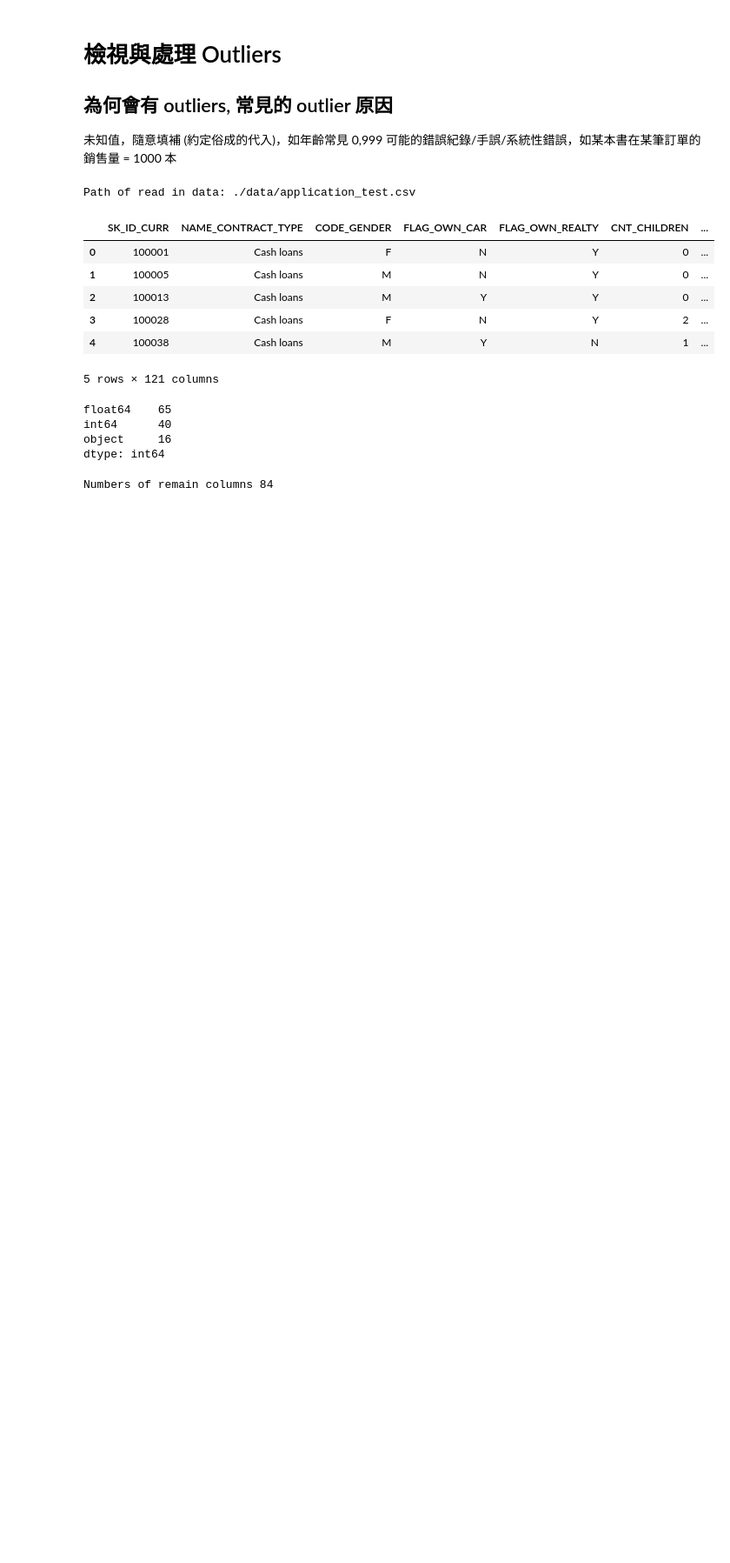
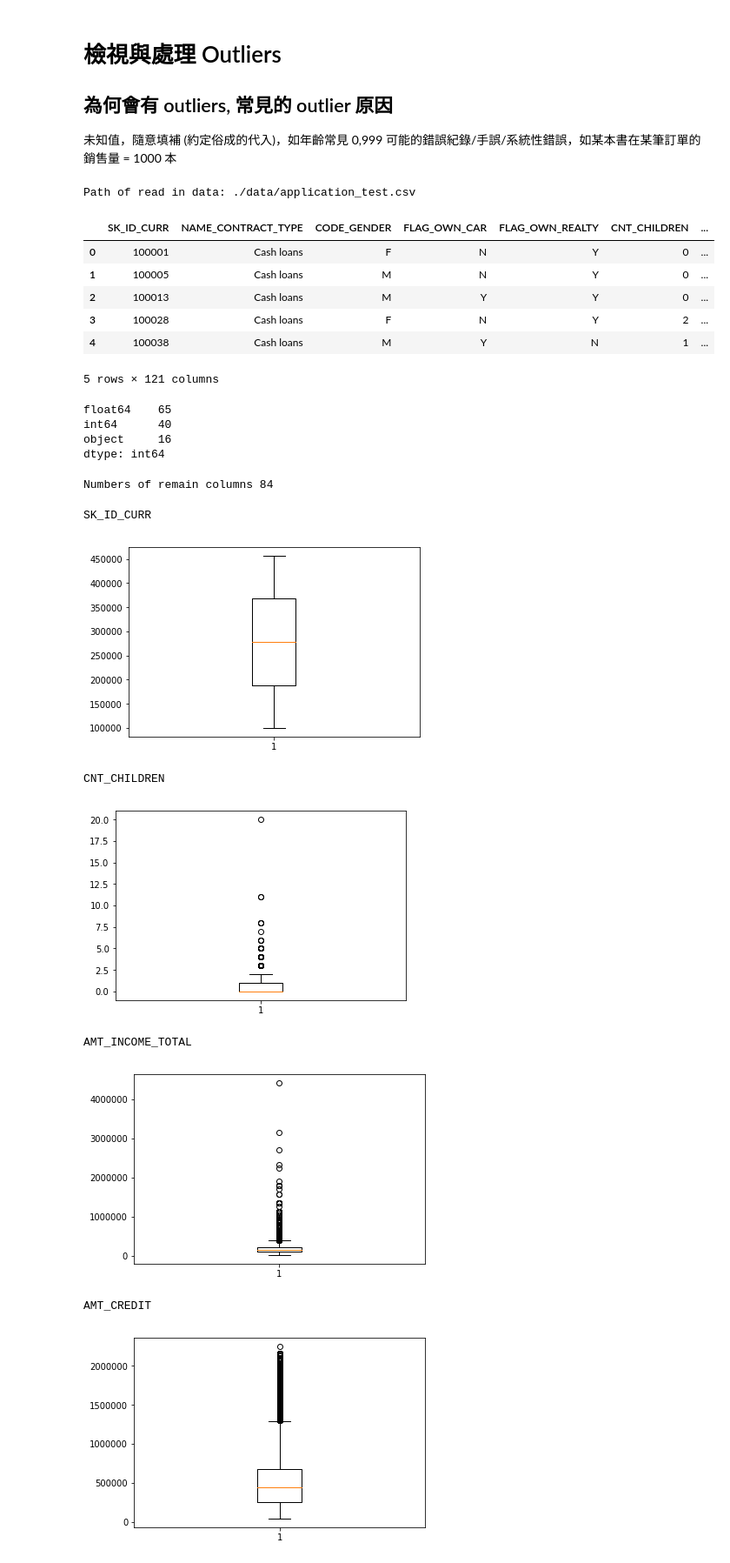
Before and after one commit to u0624807/ML-100-Days, a Jupyter notebook: homework/Day_006_HW.ipynb, the cells around one changed output. Shown at 87% size. Cells and saved outputs as stored; diff of their text form; code cells hidden in the pictures; blank space fills up the shorter version.

```diff
--- a/homework/Day_006_HW.ipynb
+++ b/homework/Day_006_HW.ipynb
@@ -43,3 +43,18 @@ numeric_columns = list(df[numeric_columns].columns[list(df[numeric_columns].appl
 print("Numbers of remain columns %s" % len(numeric_columns))
 # %% [output]
 Numbers of remain columns 84
+# %%
+# 檢視這些欄位的數值範圍
+for col in numeric_columns:
+    print(col)
+    plt.boxplot(df[col])
+    plt.show()
+# %% [output]
+SK_ID_CURR
+[figure, added]
+CNT_CHILDREN
+[figure, added]
+AMT_INCOME_TOTAL
+[figure, added]
+AMT_CREDIT
+[figure, added]
```
Also changed, not shown: parts of 8 cells of this notebook.
